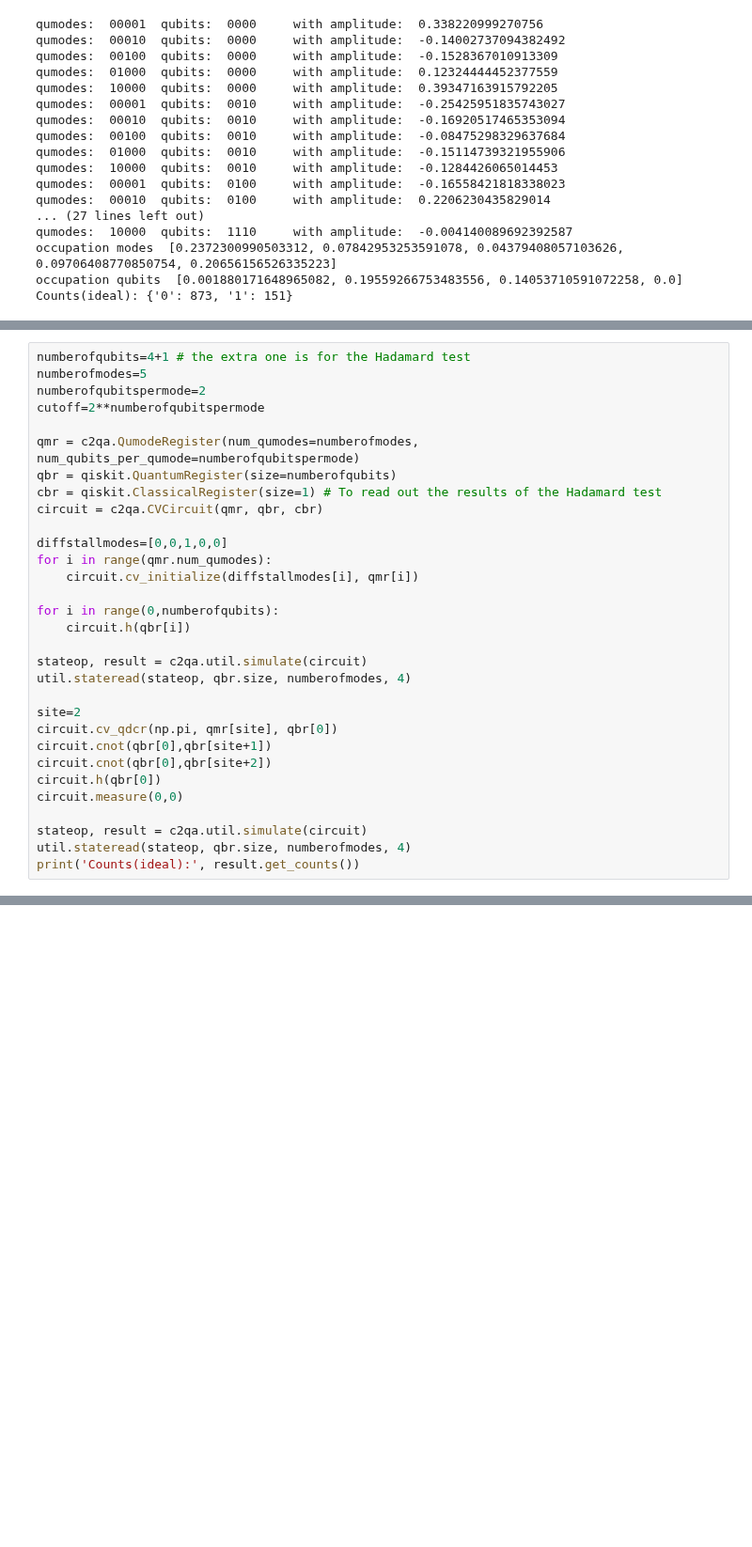
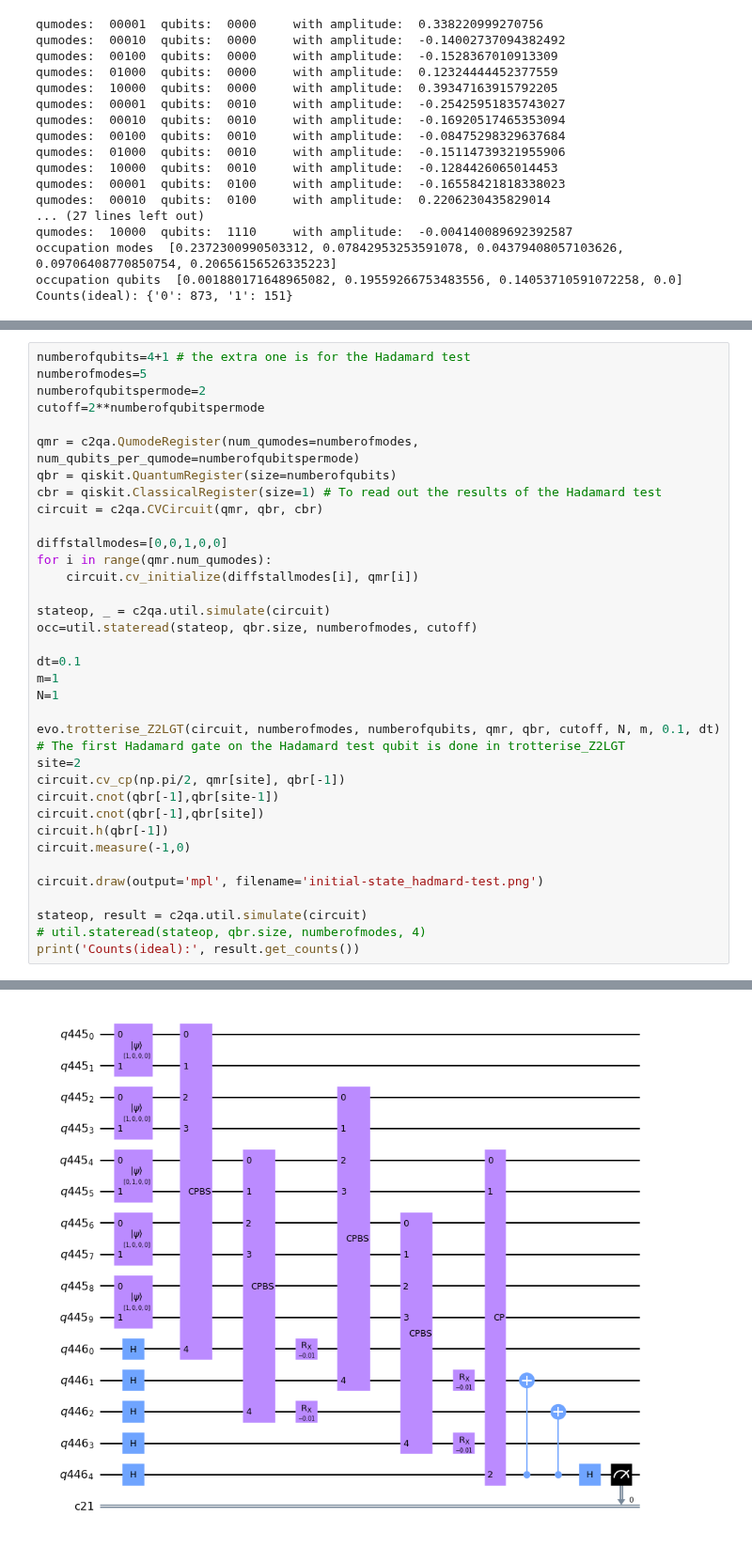
Before and after one commit to C2QA/bosonic-qiskit, a Jupyter notebook: tutorials/Z2-lattice-gauge-theory/Z2-lattice-gauge-theory.ipynb, the cells around one changed output, grey strips where cells are left out. Shown at 94% size. Drawn from its saved outputs; the diff is of its cells as text; blank space fills up the shorter version.

```diff
--- a/tutorials/Z2-lattice-gauge-theory/Z2-lattice-gauge-theory.ipynb
+++ b/tutorials/Z2-lattice-gauge-theory/Z2-lattice-gauge-theory.ipynb
@@ -358,19 +365,25 @@ diffstallmodes=[0,0,1,0,0]
 for i in range(qmr.num_qumodes):
     circuit.cv_initialize(diffstallmodes[i], qmr[i])
 
-for i in range(0,numberofqubits):
-    circuit.h(qbr[i])
+stateop, _ = c2qa.util.simulate(circuit)
+occ=util.stateread(stateop, qbr.size, numberofmodes, cutoff)
+
+dt=0.1
+m=1
+N=1
+
+evo.trotterise_Z2LGT(circuit, numberofmodes, numberofqubits, qmr, qbr, cutoff, N, m, 0.1, dt)
+# The first Hadamard gate on the Hadamard test qubit is done in trotterise_Z2LGT
+site=2
+circuit.cv_cp(np.pi/2, qmr[site], qbr[-1])
+circuit.cnot(qbr[-1],qbr[site-1])
+circuit.cnot(qbr[-1],qbr[site])
+circuit.h(qbr[-1])
+circuit.measure(-1,0)
+
+circuit.draw(output='mpl', filename='initial-state_hadmard-test.png')
 
 stateop, result = c2qa.util.simulate(circuit)
-util.stateread(stateop, qbr.size, numberofmodes, 4)
-
-site=2
-circuit.cv_qdcr(np.pi, qmr[site], qbr[0])
-circuit.cnot(qbr[0],qbr[site+1])
-circuit.cnot(qbr[0],qbr[site+2])
-circuit.h(qbr[0])
-circuit.measure(0,0)
-
-stateop, result = c2qa.util.simulate(circuit)
-util.stateread(stateop, qbr.size, numberofmodes, 4)
+# util.stateread(stateop, qbr.size, numberofmodes, 4)
 print('Counts(ideal):', result.get_counts())
+# %% [output]
@@ -377 +407,2 @@ print('Counts(ideal):', result.get_counts())
+[figure, added]
 # %%
```
Also changed, not shown: parts of 32 cells of this notebook, 4 other files.
